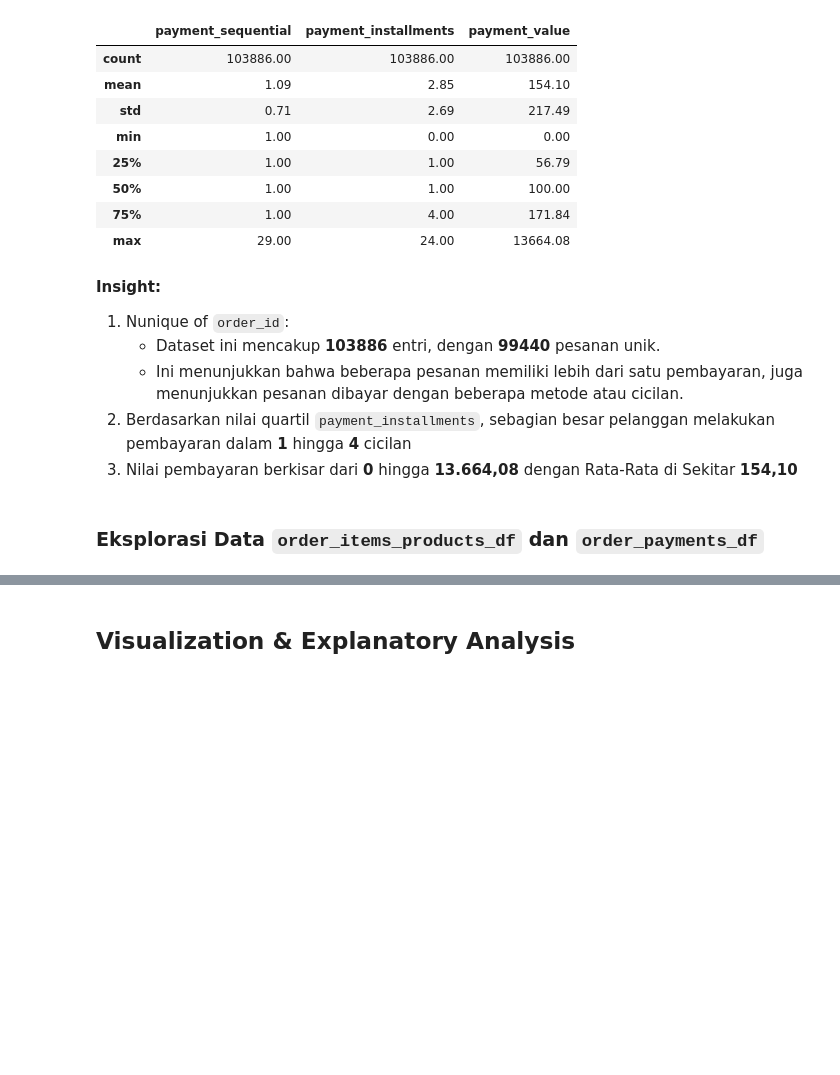
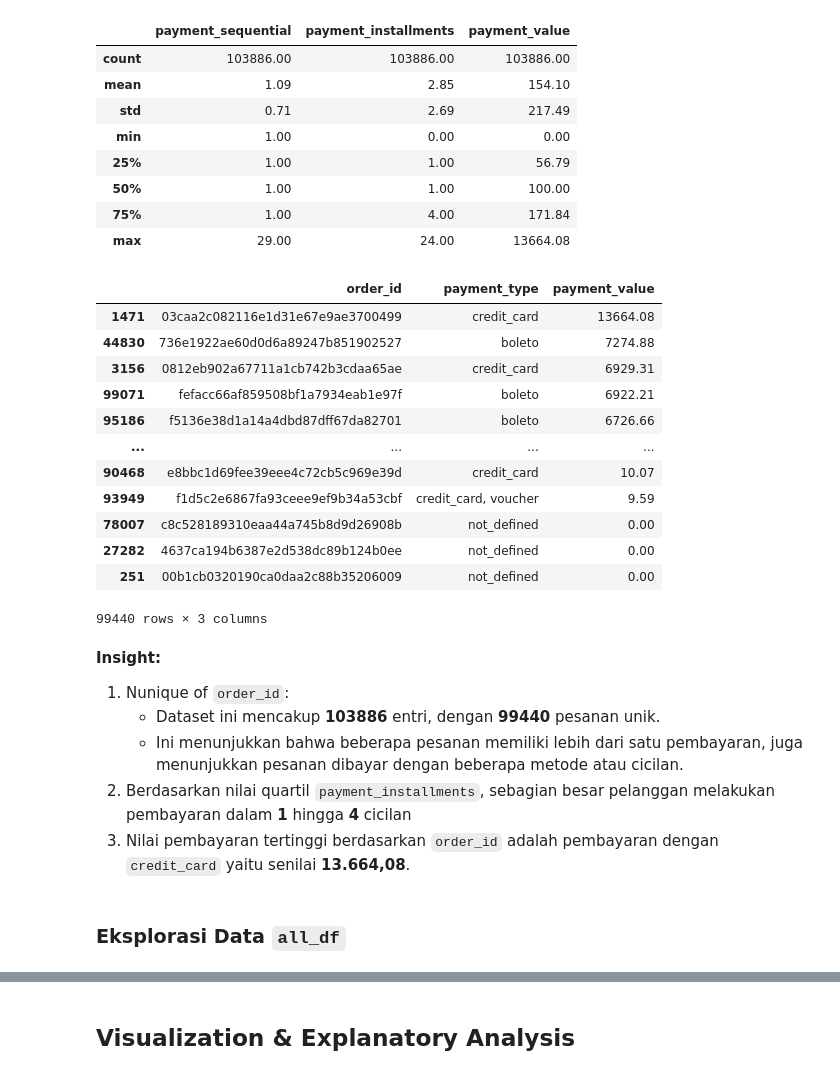
Before and after one commit to fxrdhan/Data-Analysis-Project, a Jupyter notebook: notebook.ipynb, the cells around one changed output, grey strips where cells are left out. Cells and saved outputs as stored; diff of their text form; code cells hidden in the pictures; blank space fills up the shorter version.

```diff
--- a/notebook.ipynb
+++ b/notebook.ipynb
@@ -2177,13 +2110,38 @@ order_payments_df.describe().round(2)
 | 50% | 1.00 | 1.00 | 100.00 |
 | 75% | 1.00 | 4.00 | 171.84 |
 | max | 29.00 | 24.00 | 13664.08 |
+# %%
+# Summarize order_payments_df into one row per order_id
+order_payments_summary = (
+    order_payments_df.groupby("order_id")
+    .agg({"payment_type": lambda x: ", ".join(x), "payment_value": "sum"})
+    .reset_index()
+    .sort_values(by="payment_value", ascending=False)
+)
+
+order_payments_summary
+# %% [output]
+|  | order_id | payment_type | payment_value |
+| 1471 | 03caa2c082116e1d31e67e9ae3700499 | credit_card | 13664.08 |
+| 44830 | 736e1922ae60d0d6a89247b851902527 | boleto | 7274.88 |
+| 3156 | 0812eb902a67711a1cb742b3cdaa65ae | credit_card | 6929.31 |
+| 99071 | fefacc66af859508bf1a7934eab1e97f | boleto | 6922.21 |
+| 95186 | f5136e38d1a14a4dbd87dff67da82701 | boleto | 6726.66 |
+| ... | ... | ... | ... |
+| 90468 | e8bbc1d69fee39eee4c72cb5c969e39d | credit_card | 10.07 |
+| 93949 | f1d5c2e6867fa93ceee9ef9b34a53cbf | credit_card, voucher | 9.59 |
+| 78007 | c8c528189310eaa44a745b8d9d26908b | not_defined | 0.00 |
+| 27282 | 4637ca194b6387e2d538dc89b124b0ee | not_defined | 0.00 |
+| 251 | 00b1cb0320190ca0daa2c88b35206009 | not_defined | 0.00 |
+99440 rows × 3 columns
 # %% [markdown]
 **Insight:**
+
 1. Nunique of `order_id`:
-    - Dataset ini mencakup **103886** entri, dengan **99440** pesanan unik.
-    - Ini menunjukkan bahwa beberapa pesanan memiliki lebih dari satu pembayaran, juga menunjukkan pesanan dibayar dengan beberapa metode atau cicilan.
+   - Dataset ini mencakup **103886** entri, dengan **99440** pesanan unik.
+   - Ini menunjukkan bahwa beberapa pesanan memiliki lebih dari satu pembayaran, juga menunjukkan pesanan dibayar dengan beberapa metode atau cicilan.
 2. Berdasarkan nilai quartil `payment_installments`, sebagian besar pelanggan melakukan pembayaran dalam **1** hingga **4** cicilan
-3. Nilai pembayaran berkisar dari **0** hingga **13.664,08** dengan Rata-Rata di Sekitar **154,10**
+3. Nilai pembayaran tertinggi berdasarkan `order_id` adalah pembayaran dengan `credit_card` yaitu senilai **13.664,08**.
 # %% [markdown]
-### Eksplorasi Data `order_items_products_df` dan `order_payments_df`
+### Eksplorasi Data `all_df`
 # %%
```
Also changed, not shown: parts of 60 cells of this notebook, 8 other files.
